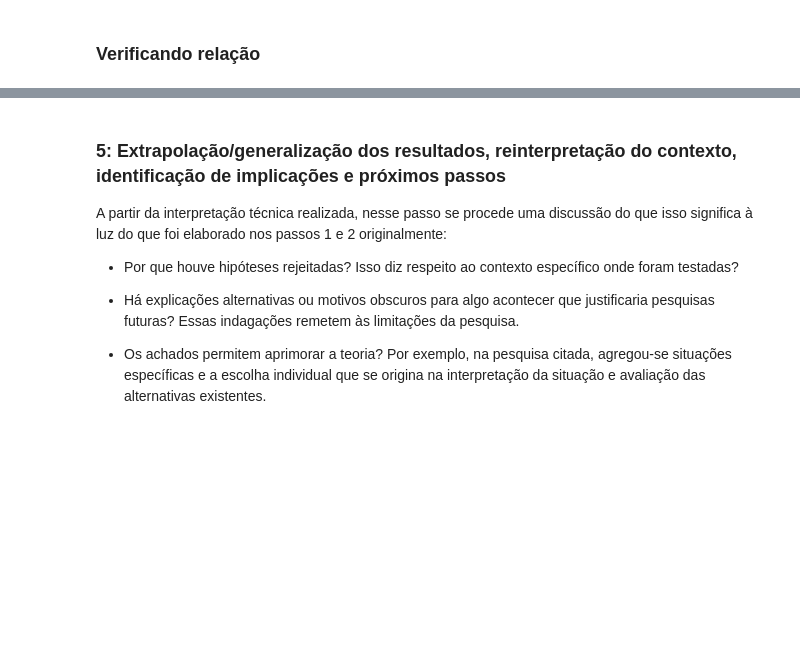
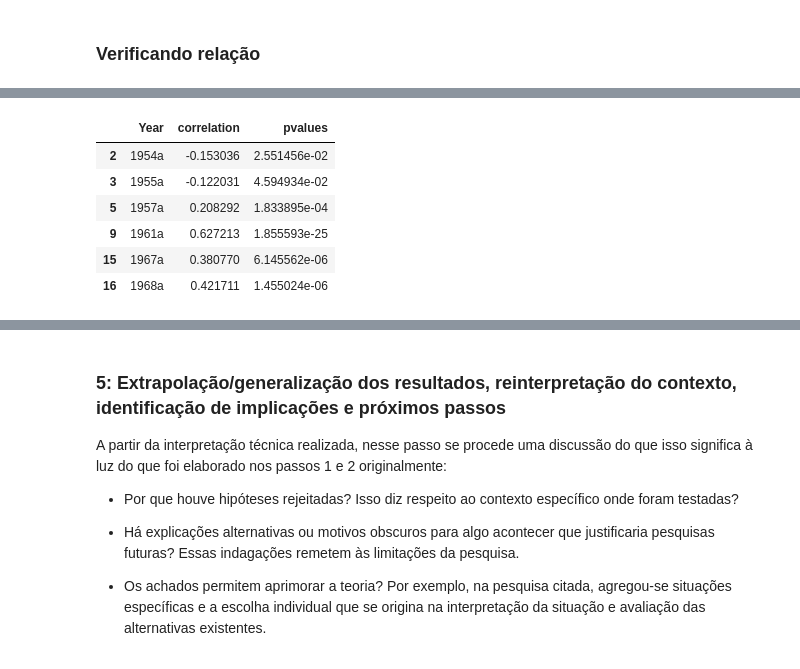
Before and after one commit to BrunaKimura/redes_proj1, a Jupyter notebook: materialelisa.ipynb, the cells around one changed output, grey strips where cells are left out. Saved outputs shown, nothing was run; the diff lists cells and outputs as text; code cells hidden in the pictures; blank space fills up the shorter version.

```diff
--- a/materialelisa.ipynb
+++ b/materialelisa.ipynb
@@ -365 +381,11 @@ ValueError: Could not interpret input 'years'
+# %%
+data2[data2.pvalues < 0.05]
+# %% [output]
+|  | Year | correlation | pvalues |
+| 2 | 1954a | -0.153036 | 2.551456e-02 |
+| 3 | 1955a | -0.122031 | 4.594934e-02 |
+| 5 | 1957a | 0.208292 | 1.833895e-04 |
+| 9 | 1961a | 0.627213 | 1.855593e-25 |
+| 15 | 1967a | 0.380770 | 6.145562e-06 |
+| 16 | 1968a | 0.421711 | 1.455024e-06 |
 # %% [markdown]
```
Also changed, not shown: parts of 9 cells of this notebook.
